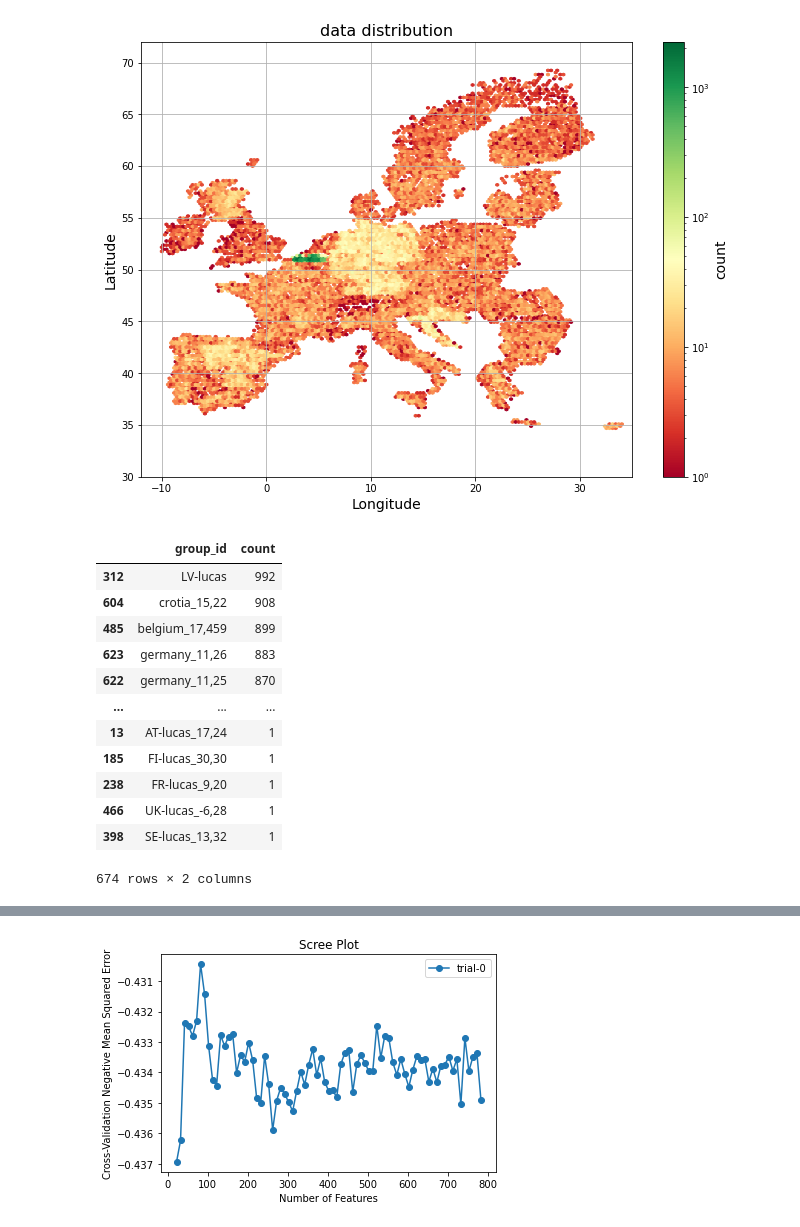
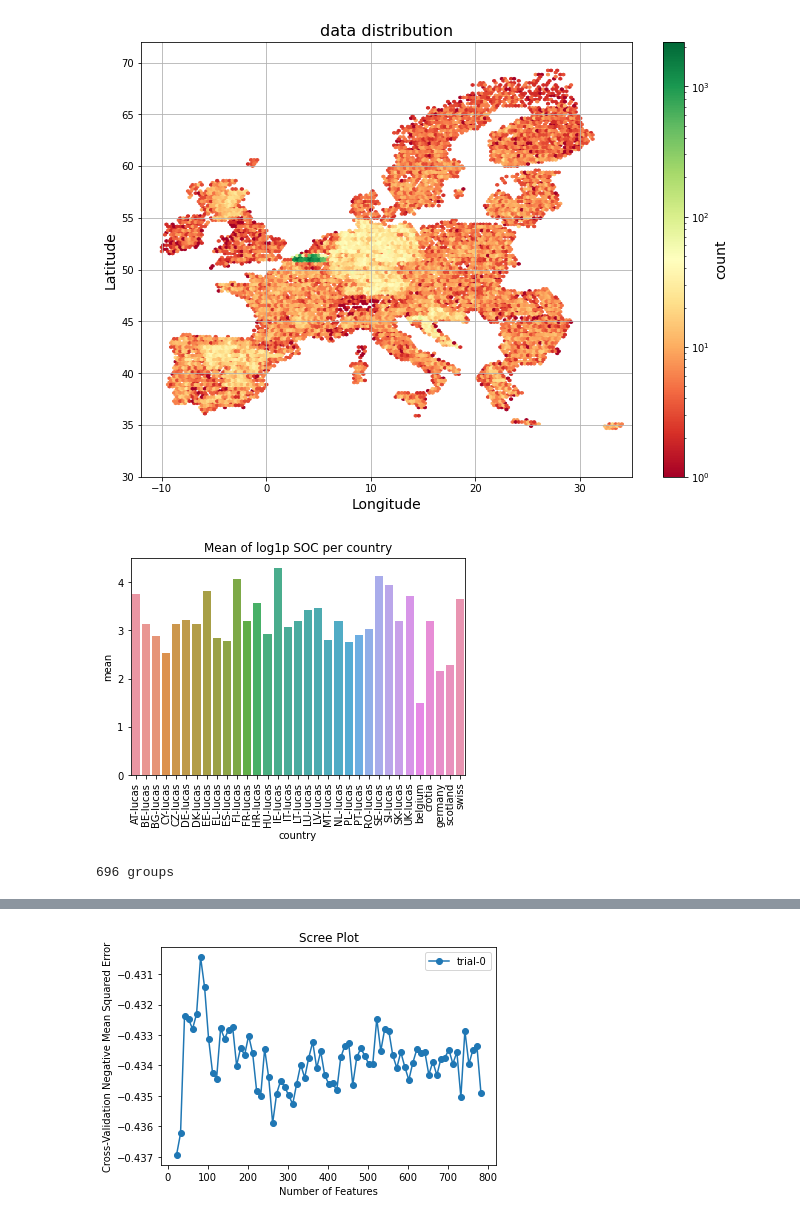
Before and after one commit to Meng2077/SOC-EU, a Jupyter notebook: feature_selection.ipynb, the cells around one changed output, grey strips where cells are left out. Saved outputs shown, nothing was run; the diff lists cells and outputs as text; code cells hidden in the pictures.

Commit message:
organize soc-eu data finished, start feature selection - primus

```diff
--- a/feature_selection.ipynb
+++ b/feature_selection.ipynb
@@ -36,8 +36,7 @@ from sklearn.ensemble import StackingRegressor
 import joblib
 import pickle
 # %%
-df = pd.read_csv('http://192.168.1.30:8333/tmp-ai4sh-layers/tmp_soil_data/soc-eu/training_points_v3.1_covar.csv',low_memory=False)
-df = df.loc[:, ~df.columns.str.contains('^Unnamed')]
+df = pd.read_csv('/mnt/primus/xuemeng_tmp_harbour/soc_eu/data/train_v1.csv',low_memory=False)
 print(len(df))
 df = df.drop(df.loc[df['oc']=='<6'].index) # 231
 print(len(df))
@@ -57,27 +56,9 @@ print(len(df))
 # %%
 feat_cols = df.columns.values.tolist()
-rm_list = ['ph_h2o','ph_ca','gps_lat','gps_long','time','ref','ph_kcl','country','oc']
+rm_list = ['gps_lat','gps_long','time','ref','country','oc','point_index']
 for i in rm_list:
     feat_cols.remove(i)
 
-tgt_col = ['oc']
-dff = df[tgt_col+feat_cols+['country','gps_lat','gps_long']]
-
-rm_list = dff.columns[dff.isna().sum()>500].values.tolist()
-for i in ['oc','hzn_bottom']:
-    rm_list.remove(i)
-
-dff = dff.drop(columns=rm_list)
-for i in rm_list:
-    feat_cols.remove(i)
-
-
-dff['oc_log'] = np.log1p(dff['oc'].values)
-a = len(dff.loc[dff['oc_log'].isna()])
-print(f'{a} with nan OC values')
-dff = dff.dropna(how='any')
-dff = dff.reset_index(drop=True)
-print(f'original feature numbers: {len(feat_cols)}')
-print(f'{len(dff)} left after dropna')
-
+df['oc_log'] = np.log1p(df['oc'].values)
+df = df.reset_index(drop=True)
 tgt_col = ['oc_log']
@@ -106,29 +83,29 @@ plt.grid(True)
 plt.show()
 # %% [output]
 [figure]
+# %%
+column_stats = df.groupby('country')['oc_log'].describe()
+import matplotlib.pyplot as plt
+import seaborn as sns
+
+sns.barplot(x=column_stats.index, y=column_stats['mean'])
+plt.xticks(rotation=90)
+plt.title('Mean of log1p SOC per country')
+plt.show()
+# %% [output]
+[figure, added]
 # %%
-# sub-divide classes
-grouped = dff.groupby('country').size().reset_index(name='Count').sort_values(by='Count',ascending=False)
-group = grouped.loc[grouped['Count']>1000]['country'].values.tolist()
+grouped = df.groupby('country').size().reset_index(name='count').sort_values(by='count',ascending=False)
+group = grouped.loc[grouped['count']>2500]['country'].values.tolist()
 group.remove('belgium')
-dff['group_id'] = dff.apply(lambda x: x['country']+'_'+str(int(x['gps_long']))+','+str(int(x['gps_lat']/2)) if x['country'] in group else x['country'],axis=1)
-dff['group_id'] = dff.apply(lambda x: x['country']+'_'+str(int(x['gps_long']*6))+','+str(int(x['gps_lat']*9)) if x['country']=='belgium' else x['group_id'],axis=1)
+
+df['group_id'] = df['country']
+df['group_id'] = df.apply(lambda x: x['country']+'_'+str(int(x['gps_long']*4))+','+str(int(x['gps_lat']*4)) if x['country']=='belgium' else x['group_id'],axis=1)
+df['group_id'] = df.apply(lambda x: x['country']+'_'+str(int(x['gps_long']))+','+str(int(x['gps_lat'])) if x['country'] in group else x['group_id'],axis=1)
 # grouped = dff.groupby('coor_index').size().reset_index(name='Count').sort_values(by='Count',ascending=False)
 # grouped.head(20)
-groupt = dff.groupby('group_id').size().reset_index(name='count').sort_values(by='count',ascending=False)
-groupt
+groupt = df.groupby('group_id').size().reset_index(name='count').sort_values(by='count',ascending=False)
+print(f'{len(groupt)} groups')
 # %% [output]
-|  | group_id | count |
-| 312 | LV-lucas | 992 |
-| 604 | crotia_15,22 | 908 |
-| 485 | belgium_17,459 | 899 |
-| 623 | germany_11,26 | 883 |
-| 622 | germany_11,25 | 870 |
-| ... | ... | ... |
-| 13 | AT-lucas_17,24 | 1 |
-| 185 | FI-lucas_30,30 | 1 |
-| 238 | FR-lucas_9,20 | 1 |
-| 466 | UK-lucas_-6,28 | 1 |
-| 398 | SE-lucas_13,32 | 1 |
-674 rows × 2 columns
+696 groups
 # %%
```
Also changed, not shown: parts of 7 cells of this notebook, 1 other file.
